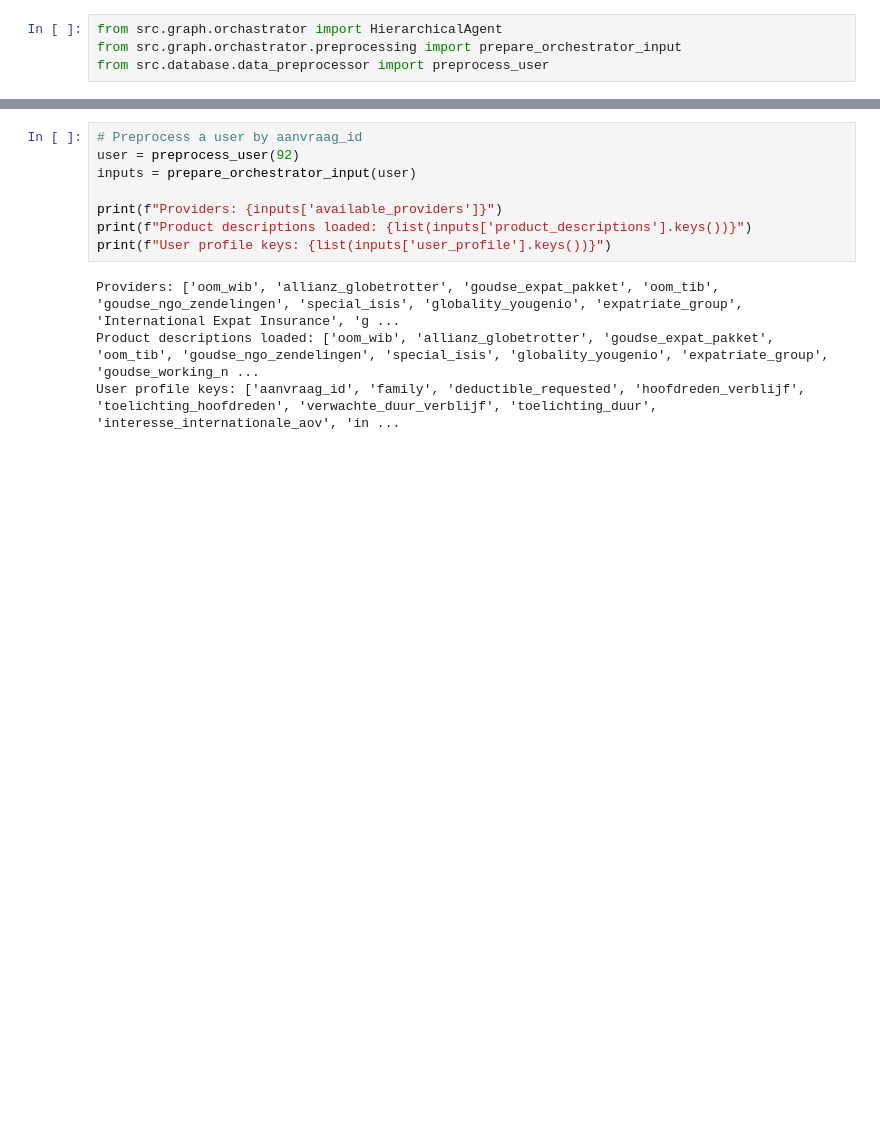
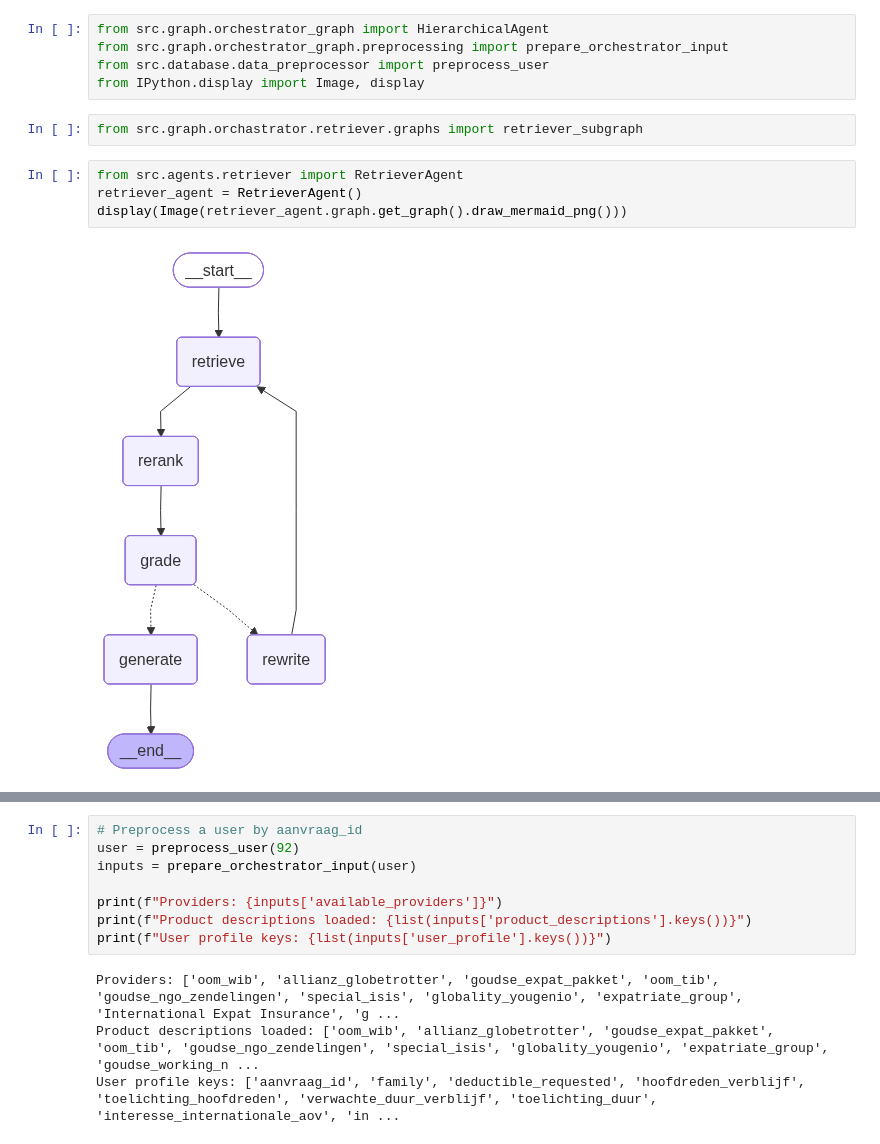
Before and after one commit to rogierdalhuisen/advies_agent, a Jupyter notebook: orchestrator.ipynb, the cells around one changed output, grey strips where cells are left out. Saved outputs shown, nothing was run; the diff lists cells and outputs as text; blank space fills up the shorter version.

```diff
--- a/orchestrator.ipynb
+++ b/orchestrator.ipynb
@@ -1,4 +1,13 @@
 # %%
-from src.graph.orchastrator import HierarchicalAgent
-from src.graph.orchastrator.preprocessing import prepare_orchestrator_input
+from src.graph.orchestrator_graph import HierarchicalAgent
+from src.graph.orchestrator_graph.preprocessing import prepare_orchestrator_input
 from src.database.data_preprocessor import preprocess_user
+from IPython.display import Image, display
+# %%
+from src.graph.orchastrator.retriever.graphs import retriever_subgraph
+# %%
+from src.agents.retriever import RetrieverAgent
+retriever_agent = RetrieverAgent()
+display(Image(retriever_agent.graph.get_graph().draw_mermaid_png()))
+# %% [output]
+[figure, added]
```
Also changed, not shown: parts of 12 cells of this notebook, 29 other files.
